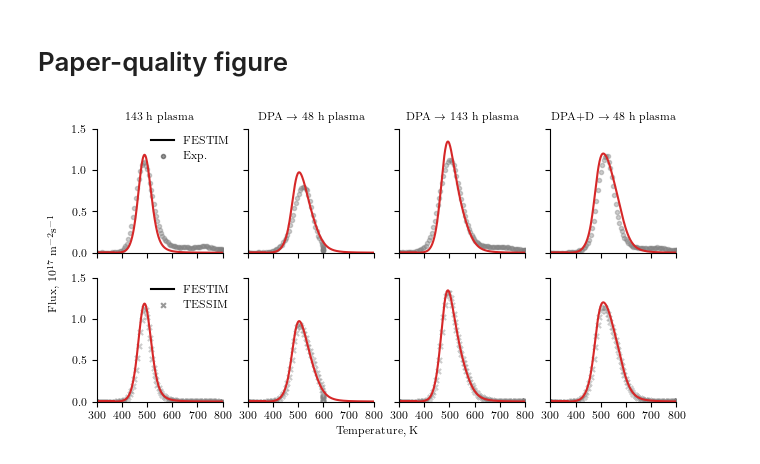
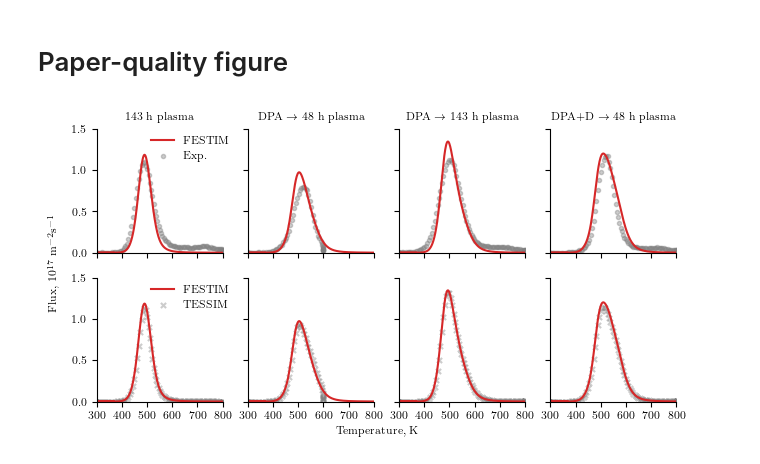
Before and after one commit to KulaginVladimir/FESTIM-SurfaceKinetics-Validation, a Jupyter notebook: D_EUROFER/D_EUROFER.ipynb, the cells around one changed output. Saved outputs shown, nothing was run; the diff lists cells and outputs as text; code cells hidden in the pictures.

Commit message:
change colour of handles in legend

```diff
--- a/D_EUROFER/D_EUROFER.ipynb
+++ b/D_EUROFER/D_EUROFER.ipynb
@@ -500,6 +500,17 @@ plt.show()
 # Paper-quality figure
 # %%
 import matplotlib.pyplot as plt
+
+
+def total_flux(data):
+    surf_conc1 = np.array(data[0].data)
+    surf_conc2 = np.array(data[1].data)
+    T = np.array(data[2].data)
+    flux_left = 2 * surf_conc1**2 * chi0 * np.exp(-E_rec / F.k_B / T)
+    flux_right = 2 * surf_conc2**2 * chi0 * np.exp(-E_rec / F.k_B / T)
+    total_flux = flux_left + flux_right
+
+    return T, total_flux
 
 
 def remove_spines(axs):
@@ -556,35 +567,35 @@ for i, prms in enumerate(params):
     axs[1][i].scatter(
         np.array(ref_data["temptab"][::5]),
         np.array(ref_data["simflux"][::5]) / 1e5,
         marker="x",
         s=14,
         alpha=0.4,
         color="grey",
     )
 
     axs[0][i].plot(T, FESTIM_flux / 1e17, lw=1.5, color="tab:red")
     axs[1][i].plot(T, FESTIM_flux / 1e17, lw=1.5, color="tab:red")
 
     axs[0][i].set_title(titles[i], fontsize=8)
 
 
-axs[0][0].plot(0, 0, label="FESTIM", lw=1.5, color="black")
-axs[0][0].scatter(0, 0, label="Exp.", marker="o", s=9, alpha=0.4, color="black")
+axs[0][0].plot(0, 0, label="FESTIM", lw=1.5, color="tab:red")
+axs[0][0].scatter(0, 0, label="Exp.", marker="o", s=9, alpha=0.4, color="grey")
 axs[0][0].legend(frameon=False, loc=(0.4, 0.7))
 
-axs[1][0].plot(0, 0, label="FESTIM", lw=1.5, color="black")
-axs[1][0].scatter(0, 0, label="TESSIM", marker="x", s=12, alpha=0.4, color="black")
+axs[1][0].plot(0, 0, label="FESTIM", lw=1.5, color="tab:red")
+axs[1][0].scatter(0, 0, label="TESSIM", marker="x", s=14, alpha=0.4, color="grey")
 axs[1][0].legend(frameon=False, loc=(0.4, 0.7))
 
 
 axs[0][0].set_xlim(300, 800)
 axs[0][0].set_ylim(0, 1.5)
 axs[0][0].set_xticks([300, 400, 500, 600, 700, 800])
 fig.supxlabel("Temperature, K", fontsize=8)
 fig.supylabel(r"Flux, $10^{17}$ \si{m^{-2} s^{-1}}", x=0.06, fontsize=8)
 remove_spines(axs)
 
 # plt.savefig("./D_EUROFER.pdf", dpi=1000, bbox_inches="tight", pad_inches=0.01)
 plt.show()
 # %% [output]
-[figure, old version]
+[figure, new version]
```
Also changed, not shown: parts of 1 cell of this notebook, 1 other file.
